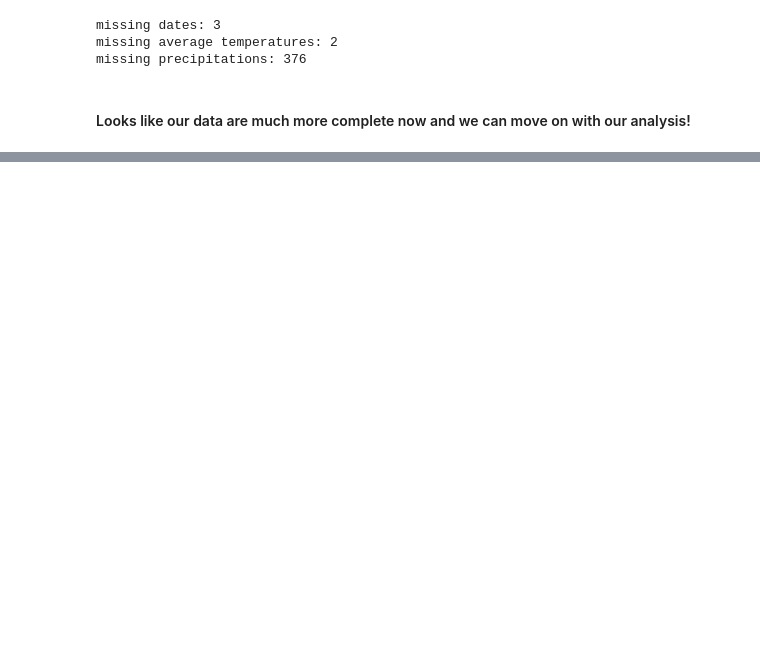
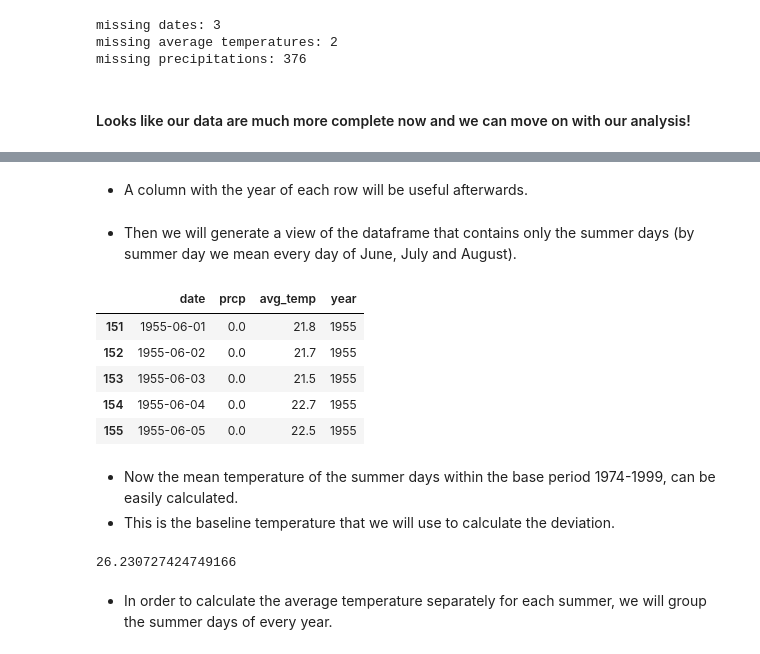
Before and after one commit to giorgossideris/athens_weather_analysis, a Jupyter notebook: weather_analysis.ipynb, the cells around one changed output, grey strips where cells are left out. Cells and saved outputs as stored; diff of their text form; code cells hidden in the pictures; blank space fills up the shorter version.

```diff
--- a/weather_analysis.ipynb
+++ b/weather_analysis.ipynb
@@ -328,0 +333,26 @@ missing precipitations: 376
+# %% [markdown]
+* A column with the year of each row will be useful afterwards.
+# %%
+df["year"] = df["date"].dt.year
+# %% [markdown]
+* Then we will generate a view of the dataframe that contains only the summer days (by summer day we mean every day of June, July and August).
+# %%
+summerdays = df[df["date"].dt.month.isin(range(6, 9))]
+summerdays.head(5)
+# %% [output]
+|  | date | prcp | avg_temp | year |
+| 151 | 1955-06-01 | 0.0 | 21.8 | 1955 |
+| 152 | 1955-06-02 | 0.0 | 21.7 | 1955 |
+| 153 | 1955-06-03 | 0.0 | 21.5 | 1955 |
+| 154 | 1955-06-04 | 0.0 | 22.7 | 1955 |
+| 155 | 1955-06-05 | 0.0 | 22.5 | 1955 |
+# %% [markdown]
+* Now the mean temperature of the summer days within the base period 1974-1999, can be easily calculated.
+* This is the baseline temperature that we will use to calculate the deviation.
+# %%
+base_summer_temp = summerdays.loc[summerdays["year"].isin(range(1974, 2000)), "avg_temp"].mean() # summerdays from 1974-1999
+base_summer_temp
+# %% [output]
+26.230727424749166
+# %% [markdown]
+* In order to calculate the average temperature separately for each summer, we will group the summer days of every year.
```
Also changed, not shown: parts of 12 cells of this notebook.
